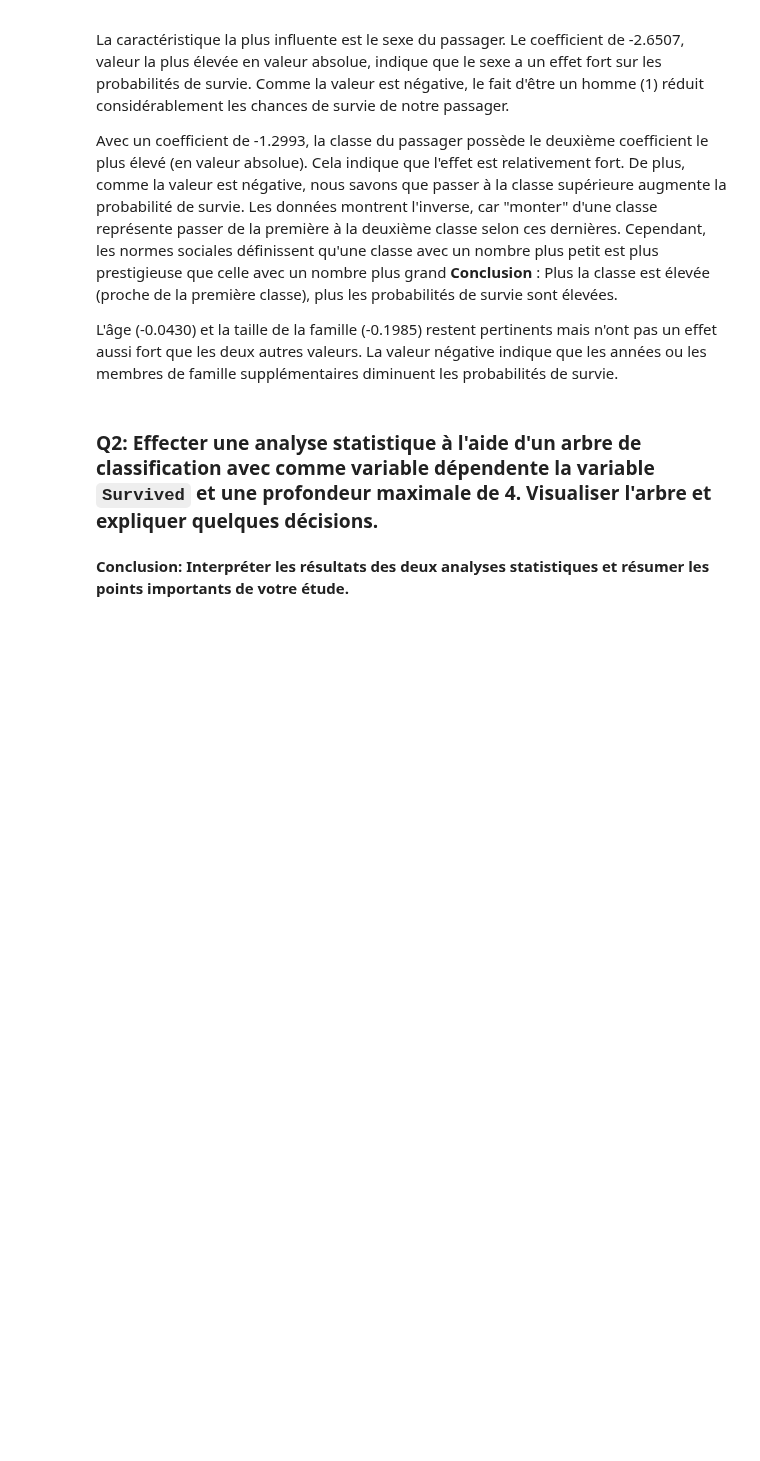
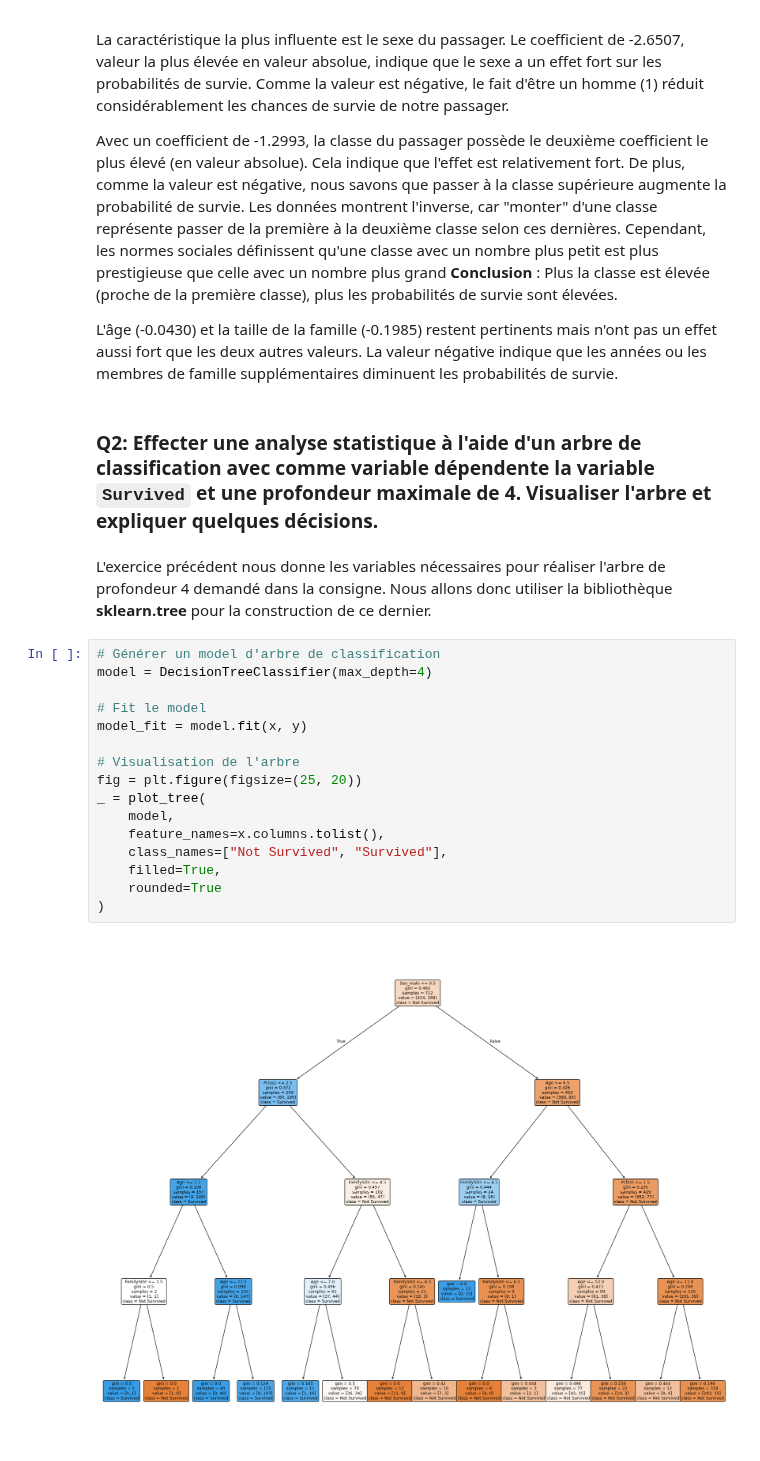
Before and after one commit to briandasilvac/AnalyseDonneesBrianCarlota, a Jupyter notebook: Projet.ipynb, the cells around one changed output. Saved outputs shown, nothing was run; the diff lists cells and outputs as text; blank space fills up the shorter version.

Commit message:
Point 3, Q2

```diff
--- a/Projet.ipynb
+++ b/Projet.ipynb
@@ -759,5 +752,23 @@ Avec un coefficient de -1.2993, la classe du passager possède le deuxième coef
 L'âge (-0.0430) et la taille de la famille (-0.1985) restent pertinents mais n'ont pas un effet aussi fort que les deux autres valeurs. La valeur négative indique que les années ou les membres de famille supplémentaires diminuent les probabilités de survie.
 # %% [markdown]
 ### Q2: Effecter une analyse statistique à l'aide d'un arbre de classification avec comme variable dépendente la variable `Survived` et une profondeur maximale de 4. Visualiser l'arbre et expliquer quelques décisions.
-# %% [markdown]
-**Conclusion: Interpréter les résultats des deux analyses statistiques et résumer les points importants de votre étude.**
+# %% [markdown]
+L'exercice précédent nous donne les variables nécessaires pour réaliser l'arbre de profondeur 4 demandé dans la consigne. Nous allons donc utiliser la bibliothèque **sklearn.tree** pour la construction de ce dernier.
+# %%
+# Générer un model d'arbre de classification
+model = DecisionTreeClassifier(max_depth=4)
+
+# Fit le model
+model_fit = model.fit(x, y)
+
+# Visualisation de l'arbre
+fig = plt.figure(figsize=(25, 20))
+_ = plot_tree(
+    model,
+    feature_names=x.columns.tolist(),
+    class_names=["Not Survived", "Survived"],
+    filled=True,
+    rounded=True
+)
+# %% [output]
+[figure, added]
```
Also changed, not shown: parts of 7 cells of this notebook.
